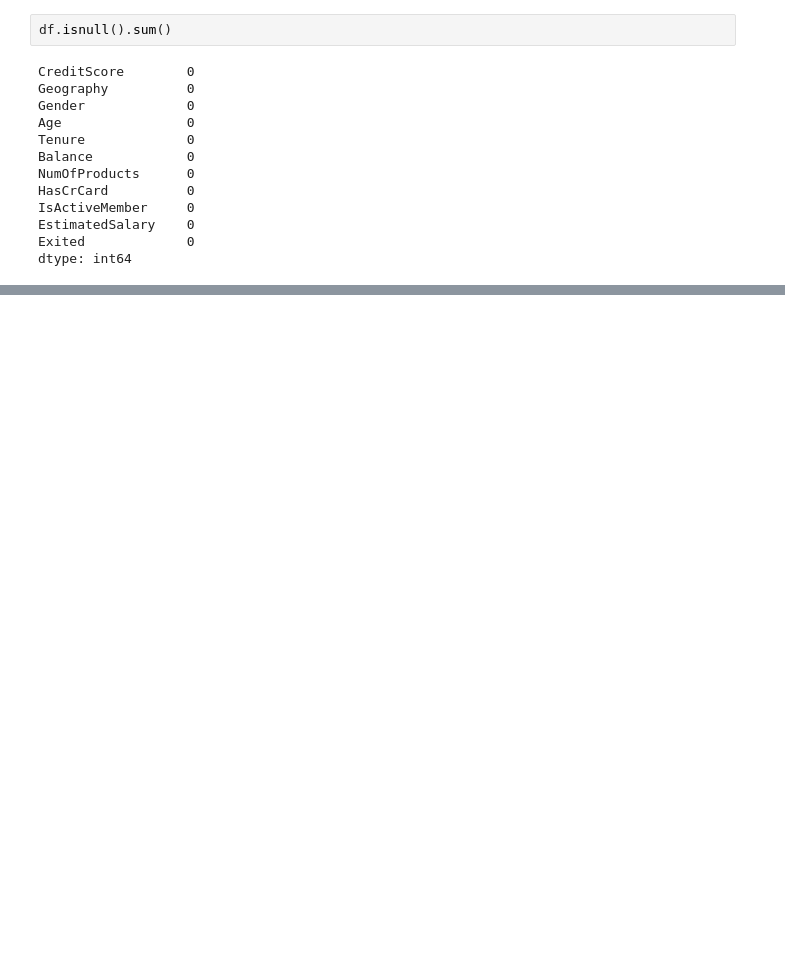
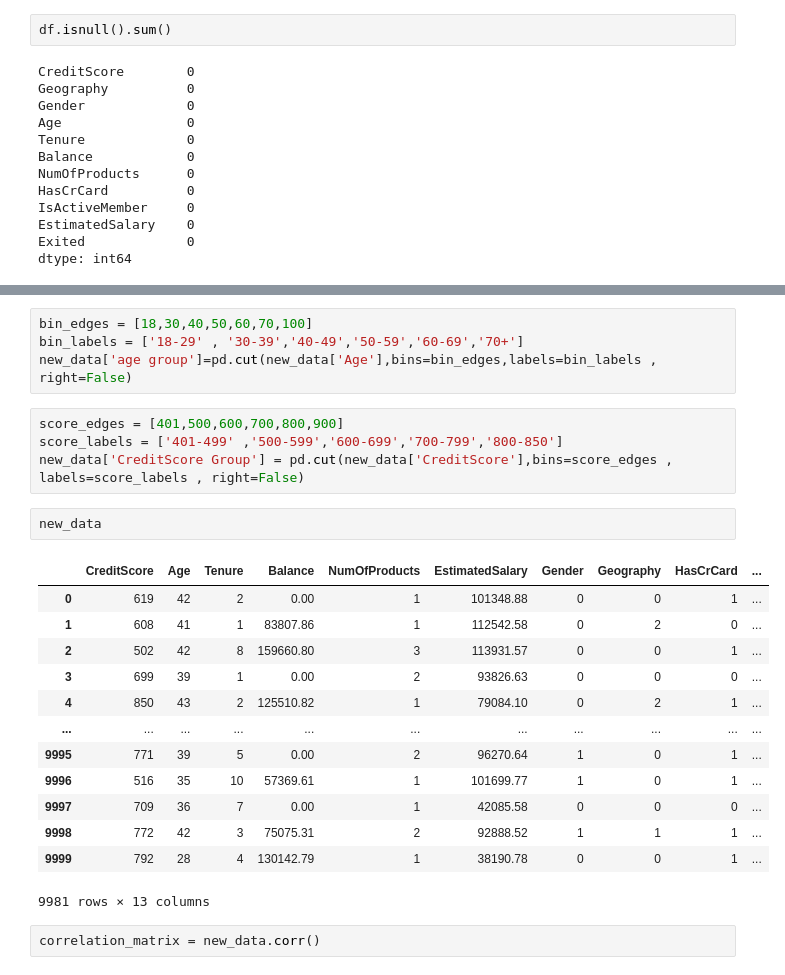
Before and after one commit to marcus2348532/ML_LAB, a Jupyter notebook: 2348532_Lab1.ipynb, the cells around one changed output, grey strips where cells are left out. Saved outputs shown, nothing was run; the diff lists cells and outputs as text; blank space fills up the shorter version.

```diff
--- a/2348532_Lab1.ipynb
+++ b/2348532_Lab1.ipynb
@@ -261,0 +215,26 @@ sns.scatterplot(x=df.Age,y=df.NumOfProducts,color="green")
+# %%
+bin_edges = [18,30,40,50,60,70,100]
+bin_labels = ['18-29' , '30-39','40-49','50-59','60-69','70+']
+new_data['age group']=pd.cut(new_data['Age'],bins=bin_edges,labels=bin_labels , right=False)
+# %%
+score_edges = [401,500,600,700,800,900]
+score_labels = ['401-499' ,'500-599','600-699','700-799','800-850']
+new_data['CreditScore Group'] = pd.cut(new_data['CreditScore'],bins=score_edges , labels=score_labels , right=False)
+# %%
+new_data
+# %% [output]
+|  | CreditScore | Age | Tenure | Balance | NumOfProducts | EstimatedSalary | Gender | Geography | HasCrCard | ... |
+| 0 | 619 | 42 | 2 | 0.00 | 1 | 101348.88 | 0 | 0 | 1 | ... |
+| 1 | 608 | 41 | 1 | 83807.86 | 1 | 112542.58 | 0 | 2 | 0 | ... |
+| 2 | 502 | 42 | 8 | 159660.80 | 3 | 113931.57 | 0 | 0 | 1 | ... |
+| 3 | 699 | 39 | 1 | 0.00 | 2 | 93826.63 | 0 | 0 | 0 | ... |
+| 4 | 850 | 43 | 2 | 125510.82 | 1 | 79084.10 | 0 | 2 | 1 | ... |
+| ... | ... | ... | ... | ... | ... | ... | ... | ... | ... | ... |
+| 9995 | 771 | 39 | 5 | 0.00 | 2 | 96270.64 | 1 | 0 | 1 | ... |
+| 9996 | 516 | 35 | 10 | 57369.61 | 1 | 101699.77 | 1 | 0 | 1 | ... |
+| 9997 | 709 | 36 | 7 | 0.00 | 1 | 42085.58 | 0 | 0 | 0 | ... |
+| 9998 | 772 | 42 | 3 | 75075.31 | 2 | 92888.52 | 1 | 1 | 1 | ... |
+| 9999 | 792 | 28 | 4 | 130142.79 | 1 | 38190.78 | 0 | 0 | 1 | ... |
+9981 rows × 13 columns
+# %%
+correlation_matrix = new_data.corr()
```
Also changed, not shown: parts of 52 cells of this notebook.
